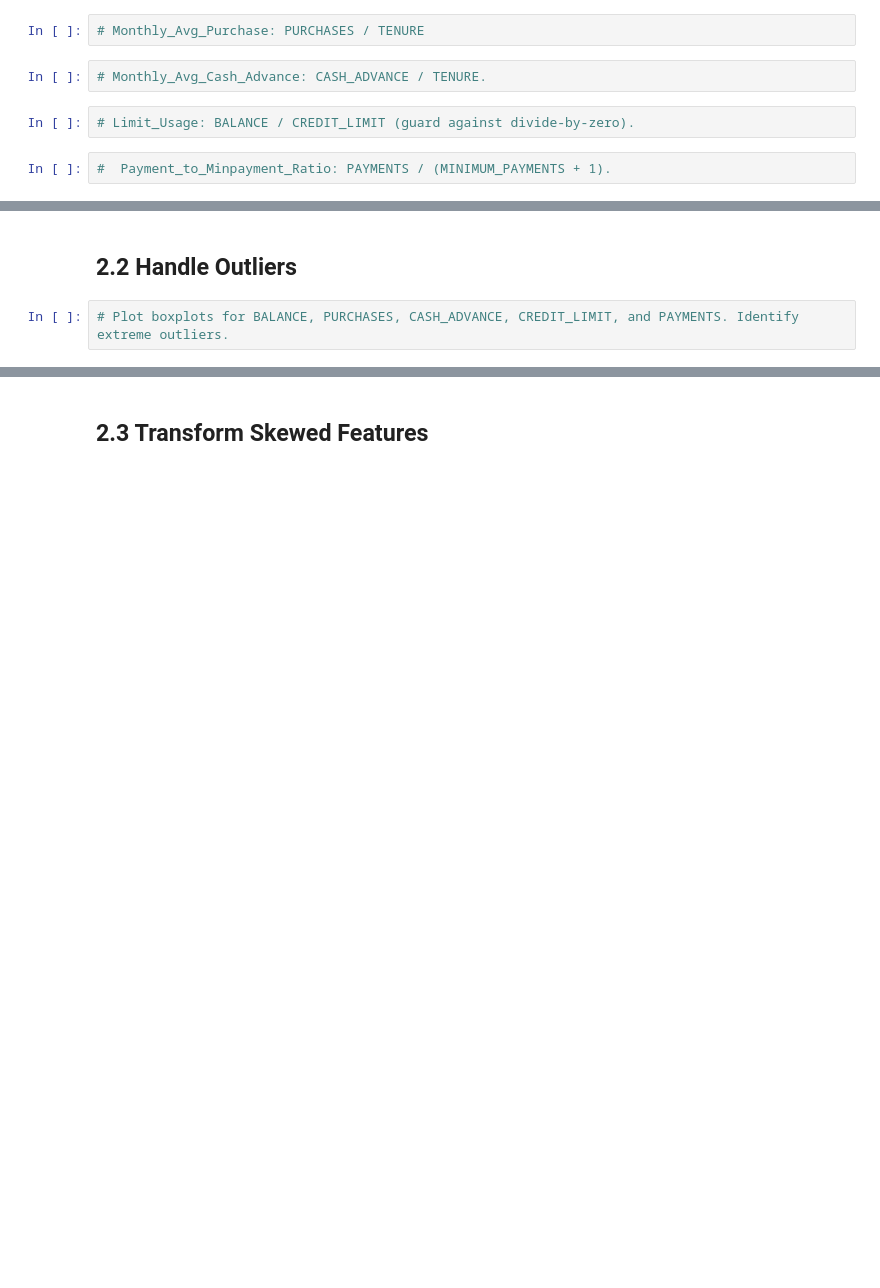
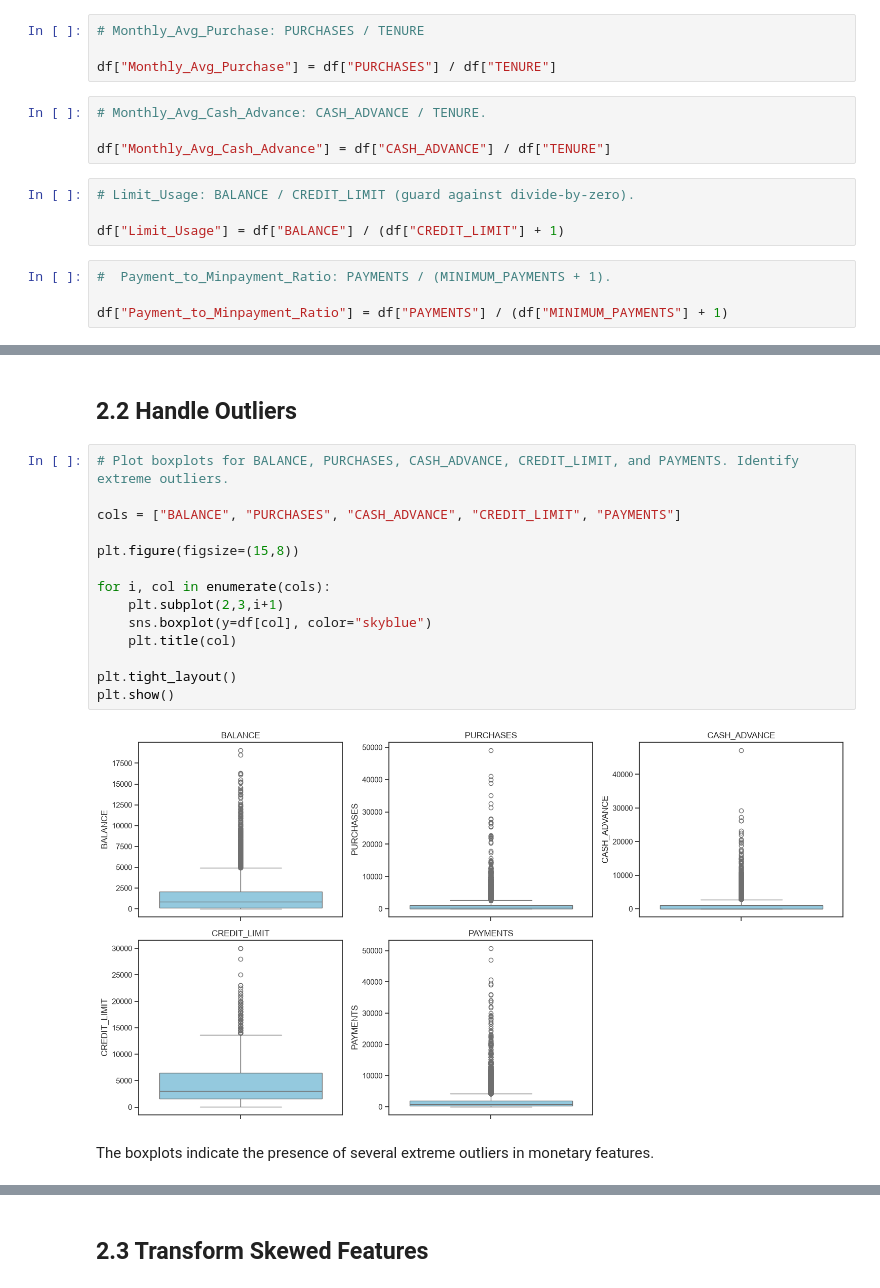
Before and after one commit to krisha12345819/creditcard-segmentation-unsupervised-learning, a Jupyter notebook: CreditCardSegmentation_UnsupervisedLearning.ipynb, the cells around one changed output, grey strips where cells are left out. Saved outputs shown, nothing was run; the diff lists cells and outputs as text; blank space fills up the shorter version.

```diff
--- a/CreditCardSegmentation_UnsupervisedLearning.ipynb
+++ b/CreditCardSegmentation_UnsupervisedLearning.ipynb
@@ -275,11 +275,19 @@ This analysis checks whether a small percentage of customers contribute to most
 ## 2.1  Engineer Behavioural Features
 # %%
 # Monthly_Avg_Purchase: PURCHASES / TENURE
+
+df["Monthly_Avg_Purchase"] = df["PURCHASES"] / df["TENURE"]
 # %%
 # Monthly_Avg_Cash_Advance: CASH_ADVANCE / TENURE.
+
+df["Monthly_Avg_Cash_Advance"] = df["CASH_ADVANCE"] / df["TENURE"]
 # %%
 # Limit_Usage: BALANCE / CREDIT_LIMIT (guard against divide-by-zero).
+
+df["Limit_Usage"] = df["BALANCE"] / (df["CREDIT_LIMIT"] + 1)
 # %%
 #  Payment_to_Minpayment_Ratio: PAYMENTS / (MINIMUM_PAYMENTS + 1).
+
+df["Payment_to_Minpayment_Ratio"] = df["PAYMENTS"] / (df["MINIMUM_PAYMENTS"] + 1)
 # %%
 # Print the resulting feature-engineered DataFrame — one row per customer — and .describe() on the new columns. Note the range and skewness of each.
@@ -286,6 +308,22 @@ This analysis checks whether a small percentage of customers contribute to most
 # %% [markdown]
 ## 2.2  Handle Outliers
-# %%
-# Plot boxplots for BALANCE, PURCHASES, CASH_ADVANCE, CREDIT_LIMIT, and PAYMENTS. Identify extreme outliers.
+# %%
+# Plot boxplots for BALANCE, PURCHASES, CASH_ADVANCE, CREDIT_LIMIT, and PAYMENTS. Identify extreme outliers.
+
+cols = ["BALANCE", "PURCHASES", "CASH_ADVANCE", "CREDIT_LIMIT", "PAYMENTS"]
+
+plt.figure(figsize=(15,8))
+
+for i, col in enumerate(cols):
+    plt.subplot(2,3,i+1)
+    sns.boxplot(y=df[col], color="skyblue")
+    plt.title(col)
+
+plt.tight_layout()
+plt.show()
+# %% [output]
+[figure, added]
+# %% [markdown]
+The boxplots indicate the presence of several extreme outliers in monetary features.
 # %%
 # Cap outliers using the IQR method: for each column, cap values above Q3 + 3×IQR to that threshold (winsorization — do not drop rows).
```
Also changed, not shown: parts of 111 cells of this notebook, 3 other files.
